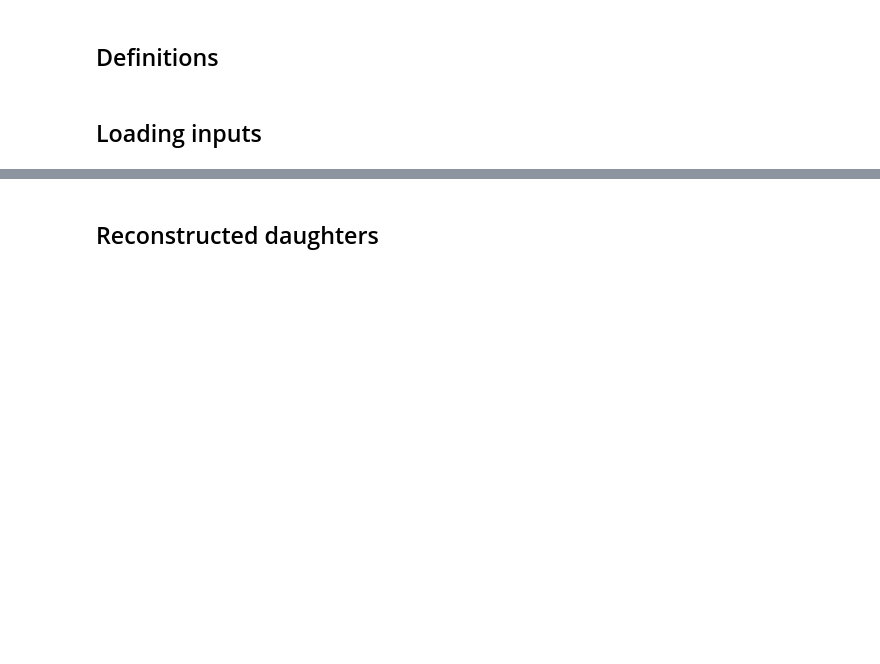
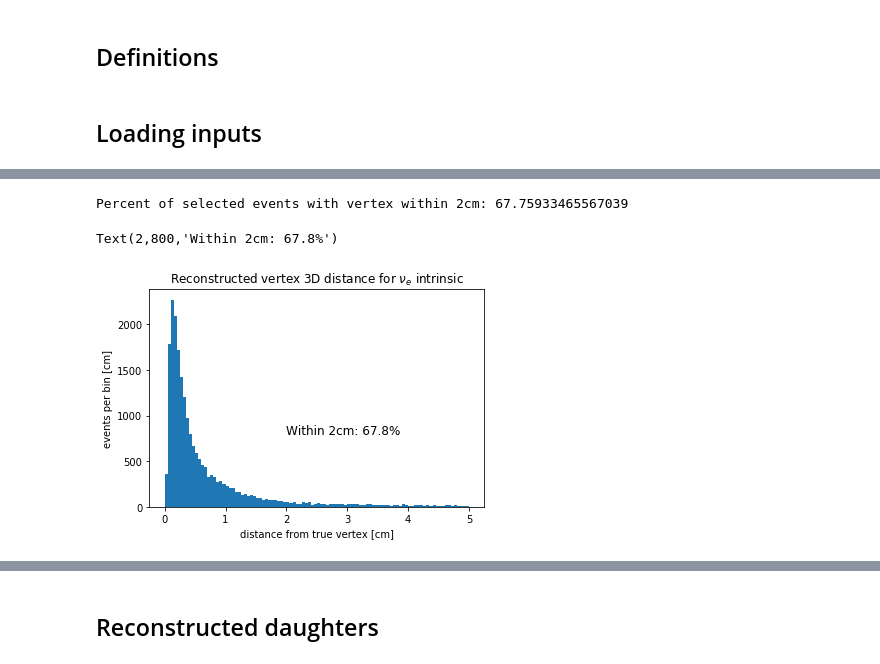
Before and after one commit to Wouter-VDP/MCC9_FlashID, a Jupyter notebook: NueCC.ipynb, the cells around one changed output, grey strips where cells are left out. Saved outputs shown, nothing was run; the diff lists cells and outputs as text; code cells hidden in the pictures; blank space fills up the shorter version.

```diff
--- a/NueCC.ipynb
+++ b/NueCC.ipynb
@@ -101,6 +140,19 @@ nuecc_daughters:
 # %%
 # define fiducial vol masks:
 mask_mcfv = nuecc_events_fiducial_mc
+mask_mcfv_cm = nuecc_events.array(b'mc_nu_vtx_distance')[mask_mcfv]<vtx_tolerance
+# %%
+plt.hist(nuecc_events.array('mc_nu_vtx_distance')[(mask_mcfv)], bins=100,range=(0,5))
+fraq = sum(mask_mcfv_cm)/num_selected_fidvol*100
+print("Percent of selected events with vertex within 2cm:",fraq)
+plt.title(r"Reconstructed vertex 3D distance for $\nu_e$ intrinsic")
+plt.xlabel('distance from true vertex [cm]')
+plt.ylabel('events per bin [cm]')
+plt.text(2,800,"Within 2cm: {0:.1f}%".format(fraq), fontsize=12)
+# %% [output]
+Percent of selected events with vertex within 2cm: 67.75933465567039
+Text(2,800,'Within 2cm: 67.8%')
+[figure, added]
 # %%
 mc_daughters = nuecc_events.arrays(["mc_nu_daughter_matched", "mc_nu_daughter_pdg", "mc_nu_daughter_energy"])
 #mc_daughters[b'mc_nu_daughter_pdg'].pandas()
```
Also changed, not shown: parts of 26 cells of this notebook, 31 other files.
